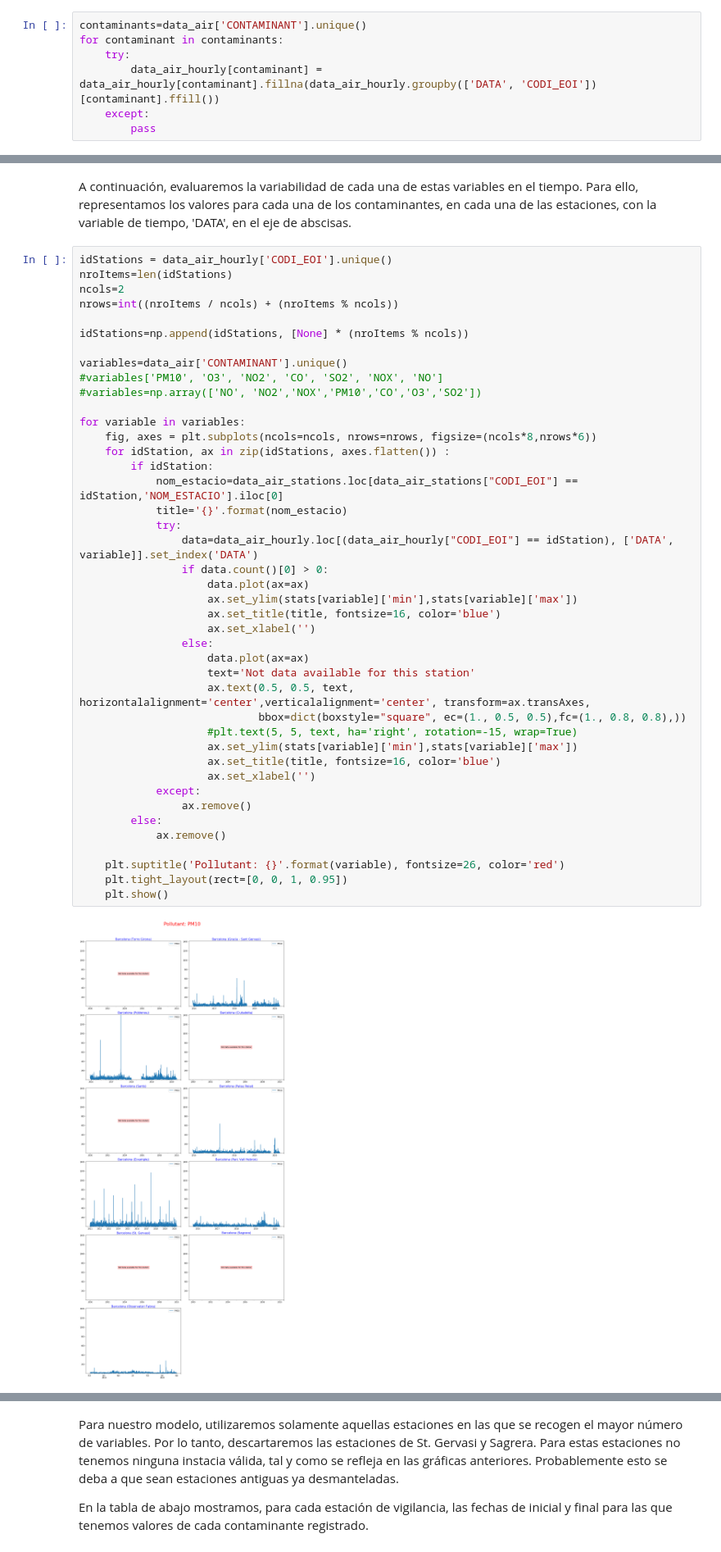
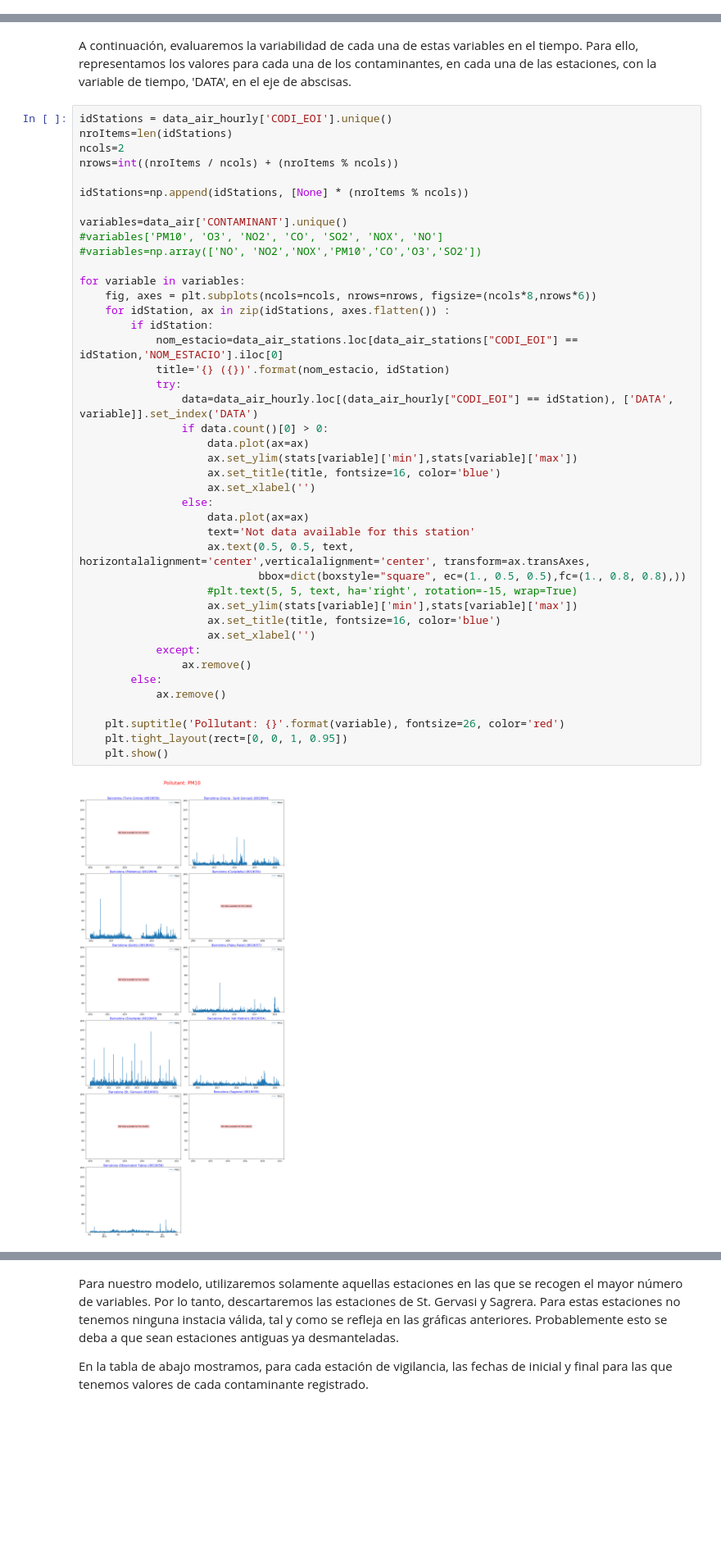
Before and after one commit to cesisar/TFM_UOC_2020, a Jupyter notebook: code/analisis_data_aire.ipynb, the cells around one changed output, grey strips where cells are left out. Shown at 82% size. Drawn from its saved outputs; the diff is of its cells as text; blank space fills up the shorter version.

Commit message:
Data selection

```diff
--- a/code/analisis_data_aire.ipynb
+++ b/code/analisis_data_aire.ipynb
@@ -377,10 +375,3 @@ Si hubiera algún valor **NaN** entre medias de las distintas series temporales,
-# %%
-contaminants=data_air['CONTAMINANT'].unique()
-for contaminant in contaminants:
-    try:
-        data_air_hourly[contaminant] = data_air_hourly[contaminant].fillna(data_air_hourly.groupby(['DATA', 'CODI_EOI'])[contaminant].ffill())
-    except:
-        pass
 # %% [markdown]
 Ahora podemos obtener estadísticos básicos para cada uno de los contaminantes de forma independiente.
 # %%
@@ -455,32 +446,32 @@ variables=data_air['CONTAMINANT'].unique()
 for variable in variables:
     fig, axes = plt.subplots(ncols=ncols, nrows=nrows, figsize=(ncols*8,nrows*6))
     for idStation, ax in zip(idStations, axes.flatten()) :
         if idStation:
             nom_estacio=data_air_stations.loc[data_air_stations["CODI_EOI"] == idStation,'NOM_ESTACIO'].iloc[0]
-            title='{}'.format(nom_estacio)
+            title='{} ({})'.format(nom_estacio, idStation)
             try:
                 data=data_air_hourly.loc[(data_air_hourly["CODI_EOI"] == idStation), ['DATA', variable]].set_index('DATA')
                 if data.count()[0] > 0:
                     data.plot(ax=ax)
                     ax.set_ylim(stats[variable]['min'],stats[variable]['max'])
                     ax.set_title(title, fontsize=16, color='blue')
                     ax.set_xlabel('')
                 else:
                     data.plot(ax=ax)
                     text='Not data available for this station'
                     ax.text(0.5, 0.5, text, horizontalalignment='center',verticalalignment='center', transform=ax.transAxes,
                             bbox=dict(boxstyle="square", ec=(1., 0.5, 0.5),fc=(1., 0.8, 0.8),))
                     #plt.text(5, 5, text, ha='right', rotation=-15, wrap=True)
                     ax.set_ylim(stats[variable]['min'],stats[variable]['max'])
                     ax.set_title(title, fontsize=16, color='blue')
                     ax.set_xlabel('')
             except:
                 ax.remove()
         else:
             ax.remove()
 
     plt.suptitle('Pollutant: {}'.format(variable), fontsize=26, color='red')
     plt.tight_layout(rect=[0, 0, 1, 0.95])
     plt.show()
 # %% [output]
-[figure, old version]
+[figure, new version]
```
Also changed, not shown: parts of 5 cells of this notebook, 2 other files.
